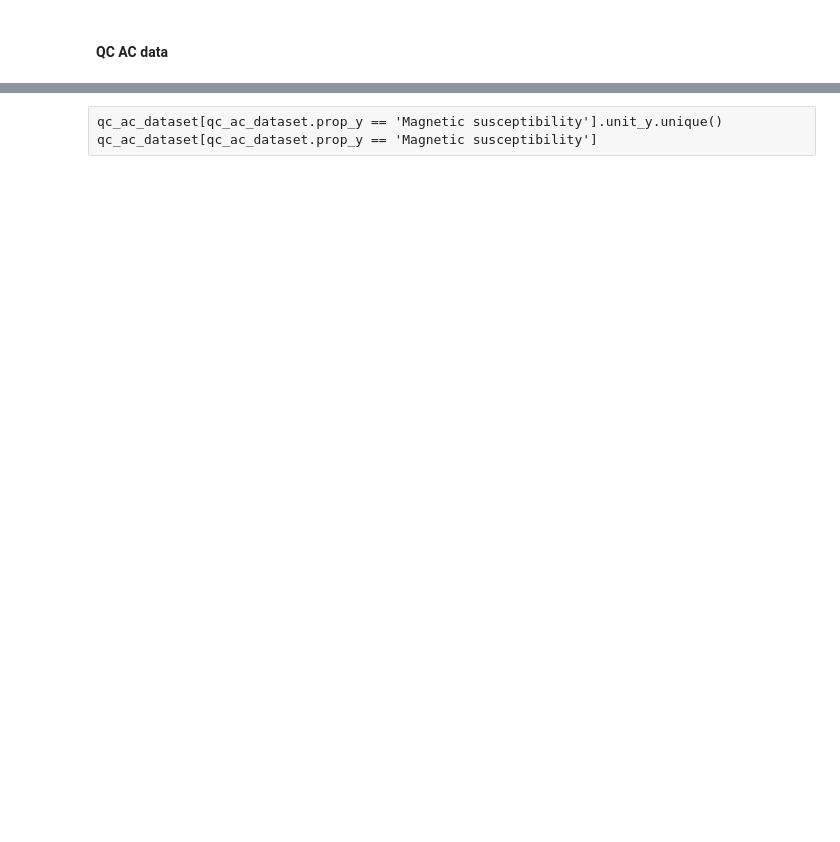
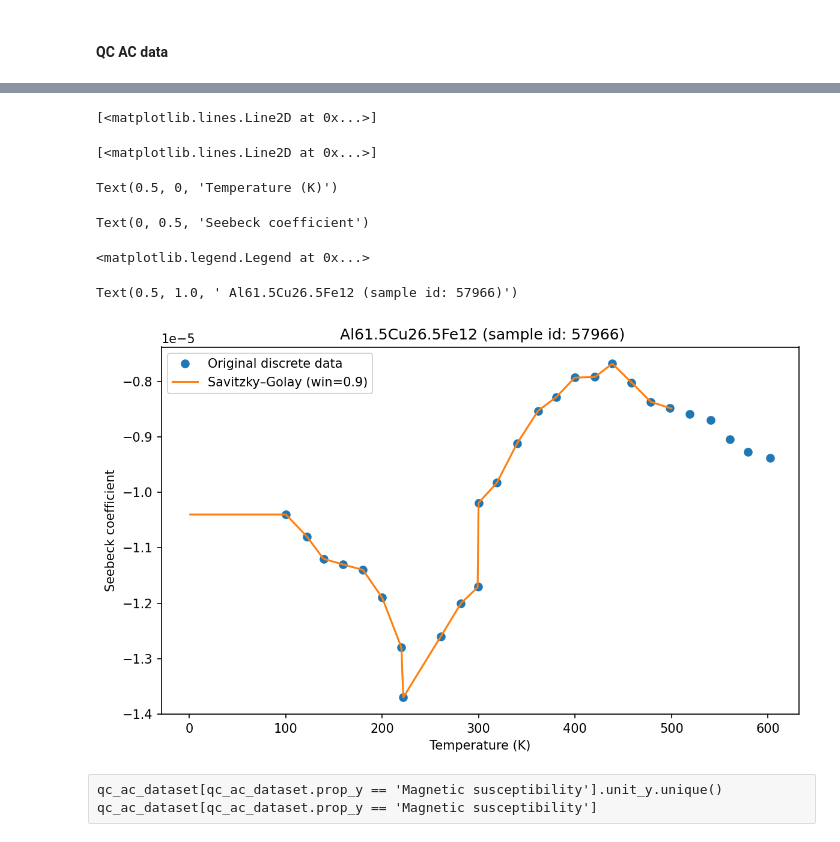
Before and after one commit to TsumiNa/foundation_model, a Jupyter notebook: data/scripts/process_ac_qe_te_data.ipynb, the cells around one changed output, grey strips where cells are left out. Saved outputs shown, nothing was run; the diff lists cells and outputs as text; code cells hidden in the pictures; blank space fills up the shorter version.

```diff
--- a/data/scripts/process_ac_qe_te_data.ipynb
+++ b/data/scripts/process_ac_qe_te_data.ipynb
@@ -132,3 +372,26 @@ qc_ac_dataset.shape
+# %%
+tmp = qc_ac_dataset_rebuild.iloc[0]
+raw = qc_ac_dataset[(qc_ac_dataset.sample_id == tmp.sample_id) & (qc_ac_dataset.prop_y == tmp.property)]
+y_new = tmp.property_value
+
+fig, ax = plt.subplots(figsize=(8,5), dpi=150)
+
+ax.plot(raw.x, raw.y, 'o', label='Original discrete data')
+ax.plot(x_new, y_new, '-', lw=1.5, label='Savitzky–Golay (win=0.9)')
+ax.set_xlabel('Temperature (K)')
+ax.set_ylabel(tmp.property)
+ax.legend(loc='best')
+ax.set_title(f'{tmp.formula} (sample id: {tmp.sample_id})')
+plt.tight_layout()
+plt.show()
+# %% [output]
+[<matplotlib.lines.Line2D at 0x...>]
+[<matplotlib.lines.Line2D at 0x...>]
+Text(0.5, 0, 'Temperature (K)')
+Text(0, 0.5, 'Seebeck coefficient')
+<matplotlib.legend.Legend at 0x...>
+Text(0.5, 1.0, ' Al61.5Cu26.5Fe12 (sample id: 57966)')
+[figure, added]
 # %% [raw]
 qc_ac_dataset[qc_ac_dataset.prop_y == 'Magnetic susceptibility'].unit_y.unique()
 qc_ac_dataset[qc_ac_dataset.prop_y == 'Magnetic susceptibility']
```
Also changed, not shown: parts of 17 cells of this notebook, 1 other file.
